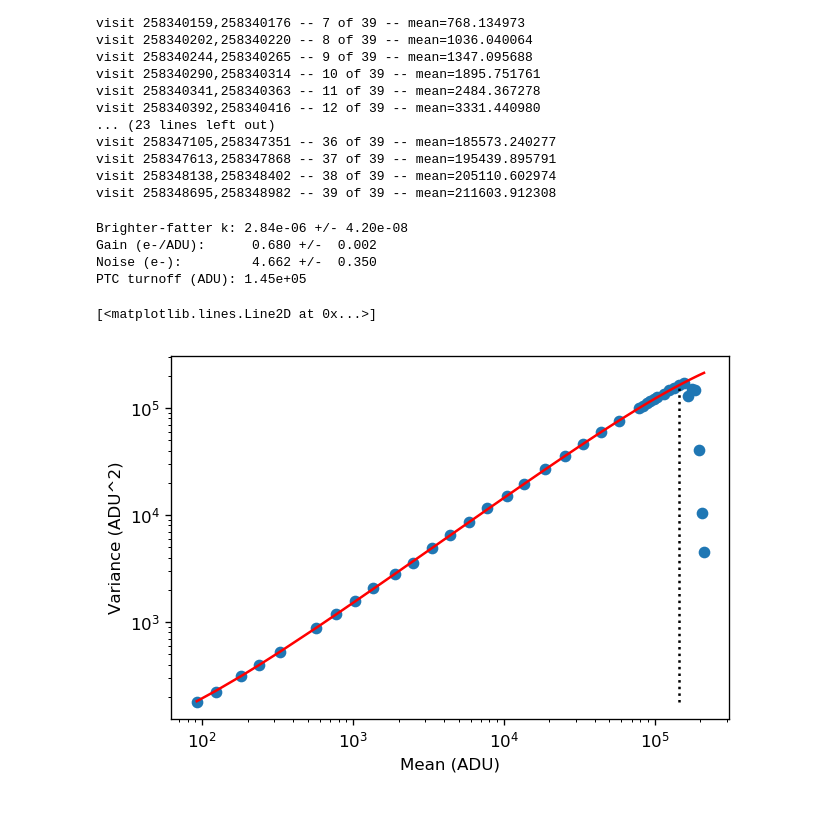
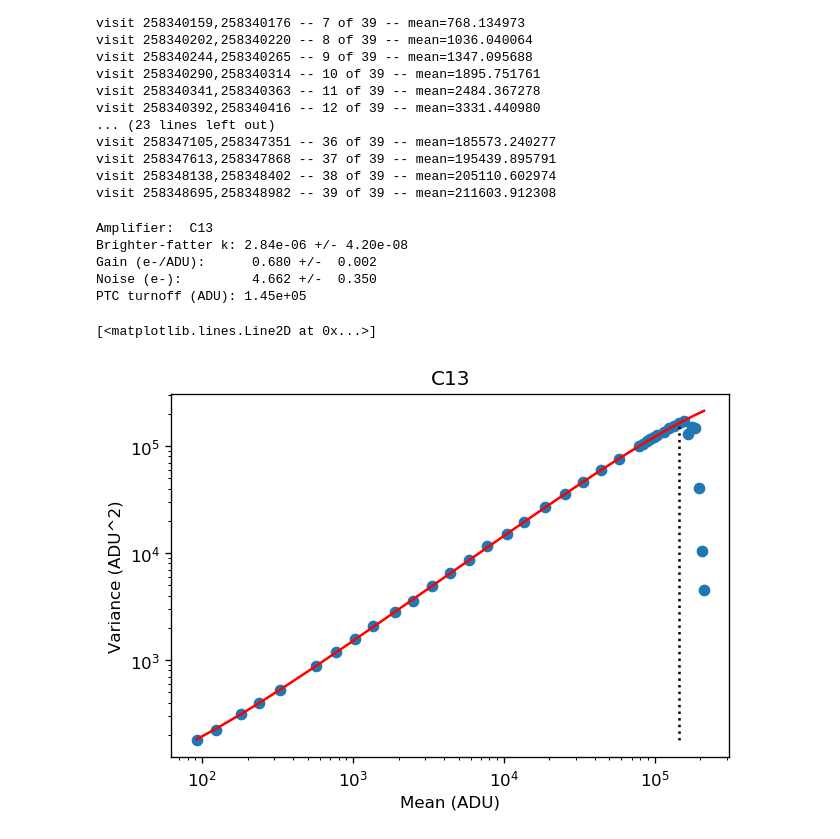
Before and after one commit to lsst/bootcamp-work, a Jupyter notebook: PTC_fit.ipynb, the cells around one changed output. Drawn from its saved outputs; the diff is of its cells as text; code cells hidden in the pictures; blank space fills up the shorter version.

```diff
--- a/PTC_fit.ipynb
+++ b/PTC_fit.ipynb
@@ -166,11 +163,13 @@ ptc_noise_error = 0.5/ptc_noise*numpy.sqrt(cov[2][2])
 # Cannot assume that the mean values are sorted
 ptc_turnoff = max(x[index])
 # %%
+print('Amplifier:  ' + amp['name'])
 print('Brighter-fatter k: %6.2e +/- %6.2e' % (ptc_a00, ptc_a00_error))
 print('Gain (e-/ADU):     %6.3f +/- %6.3f' % (ptc_gain, ptc_error))
 print('Noise (e-):        %6.3f +/- %6.3f' % (ptc_noise, ptc_noise_error))
 print('PTC turnoff (ADU): %6.2e' % ptc_turnoff)
 # %% [output]
+Amplifier:  C13
 Brighter-fatter k: 2.84e-06 +/- 4.20e-08
 Gain (e-/ADU):      0.680 +/-  0.002
 Noise (e-):         4.662 +/-  0.350
@@ -178,14 +177,15 @@ PTC turnoff (ADU): 1.45e+05
 # %%
 plt.scatter(x, y)
 plt.plot(x, ptc_func(pars, x),color='red')
 plt.xlabel('Mean (ADU)')
 plt.ylabel('Variance (ADU^2)')
 plt.xscale('log')
 plt.yscale('log')
+plt.title(amp['name'])
 plt.plot([ptc_turnoff,ptc_turnoff],[numpy.min(y[index]), numpy.max(y[index])],'k:')
 # %% [output]
 [<matplotlib.lines.Line2D at 0x...>]
-[figure, old version]
+[figure, new version]
 # %%
 plt.scatter(x,residuals(pars, x, y))
 plt.xlabel('Mean (ADU)')
```
Also changed, not shown: parts of 4 cells of this notebook.
